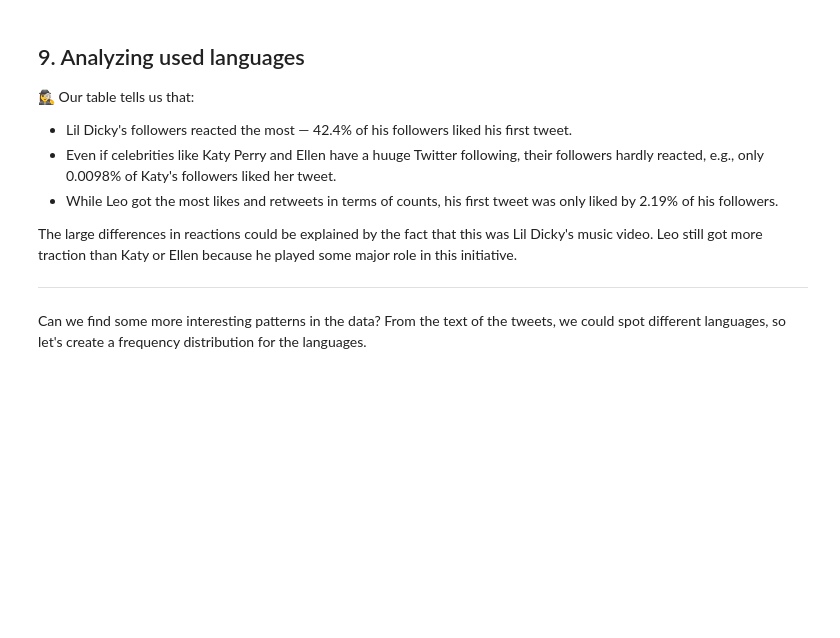
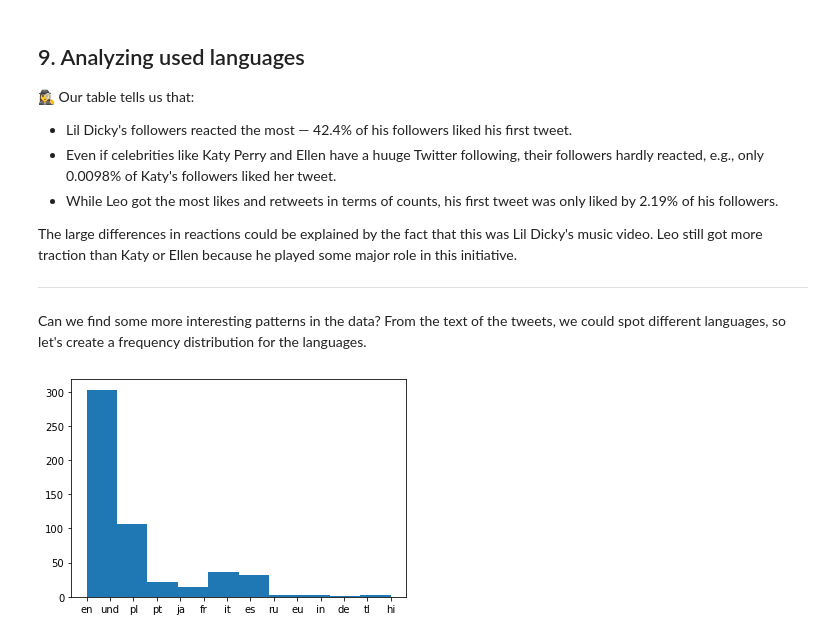
Before and after one commit to lawrence009/dsc, a Jupyter notebook: mini-proj/twitter_insights/notebook.ipynb, the cells around one changed output. Saved outputs shown, nothing was run; the diff lists cells and outputs as text; code cells hidden in the pictures; blank space fills up the shorter version.

```diff
--- a/mini-proj/twitter_insights/notebook.ipynb
+++ b/mini-proj/twitter_insights/notebook.ipynb
@@ -15,10 +27,14 @@
 # %%
 # Loading json module
-# ... YOUR CODE FOR TASK 1 ...
+import json
 
 # Load WW_trends and US_trends data into the the given variables respectively
-WW_trends = ...
-US_trends = ...
+with open('datasets/WWTrends.json') as f:
+    WW_trends = f.read()
+    WW_trends = json.loads(WW_trends)
+with open('datasets/USTrends.json') as f:
+    US_trends = f.read()
+    US_trends = json.loads(US_trends)
 
 # Inspecting data by printing out WW_trends and US_trends variables
-# ... YOUR CODE FOR TASK 1 ...
+print(WW_trends); print(US_trends)
@@ -71,7 +134,8 @@ print (len(common_trends), "common trends:", common_trends)
 If we query Twitter's search API with this hashtag as query parameter, we get back actual tweets related to it. We have the response from the search API stored in the datasets folder as <i>'WeLoveTheEarth.json'</i>. So let's load this dataset and do a deep dive in this trend.</p>
 # %%
 # Loading the data
-tweets = ...
+with open('datasets/WeLoveTheEarth.json') as f:
+    tweets = json.loads(f.read())
 
 # Inspecting some tweets
 tweets[0:2]
@@ -157,12 +287,14 @@ df.style.background_gradient()
 # %%
 # Extracting language for each tweet and appending it to the list of languages
 tweets_languages = []
 for tweet in tweets:
-    ...
+    tweets_languages.append(tweet['lang'])
 
 # Plotting the distribution of languages
 %matplotlib inline
-# ... YOUR CODE FOR TASK 9 ...
+plt.hist(tweets_languages);
+# %% [output]
+[figure, added]
 # %% [markdown]
 ## 10. Final thoughts
 <p>🕵️‍♀️ The last histogram tells us that:</p>
```
Also changed, not shown: parts of 11 cells of this notebook, 1 other file.
